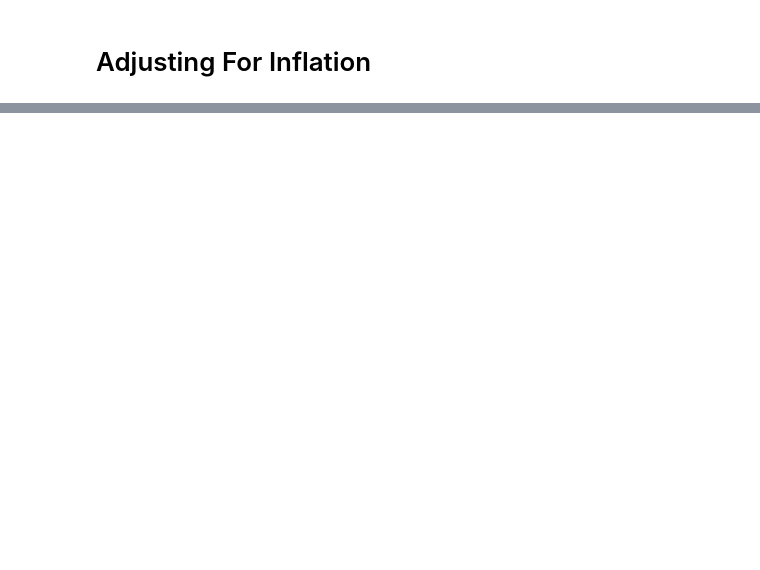
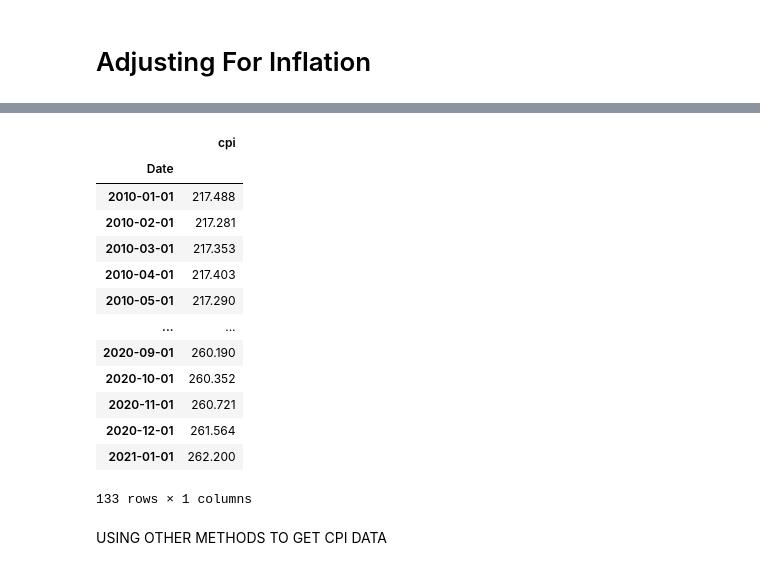
Before and after one commit to softwareeng1/Acquiring-financial-data, a Jupyter notebook: Dataprocessing.ipynb, the cells around one changed output, grey strips where cells are left out. Saved outputs shown, nothing was run; the diff lists cells and outputs as text; code cells hidden in the pictures; blank space fills up the shorter version.

```diff
--- a/Dataprocessing.ipynb
+++ b/Dataprocessing.ipynb
@@ -62,0 +60,24 @@ df = df_daily.resample('M').last()
+# %%
+df_cpi = nasdaqdatalink.get(
+    dataset = "FRED/CPIAUCSL", # Changed the dataset code to a valid one
+    start_date = '2010-01-01',
+    end_date = '2021-01-01').rename(columns = {'Value':'cpi'})
+# %%
+df_cpi
+# %% [output]
+|  | cpi |
+| Date |  |
+| 2010-01-01 | 217.488 |
+| 2010-02-01 | 217.281 |
+| 2010-03-01 | 217.353 |
+| 2010-04-01 | 217.403 |
+| 2010-05-01 | 217.290 |
+| ... | ... |
+| 2020-09-01 | 260.190 |
+| 2020-10-01 | 260.352 |
+| 2020-11-01 | 260.721 |
+| 2020-12-01 | 261.564 |
+| 2021-01-01 | 262.200 |
+133 rows × 1 columns
+# %% [markdown]
+USING OTHER METHODS TO GET CPI DATA
```
Also changed, not shown: parts of 10 cells of this notebook.
